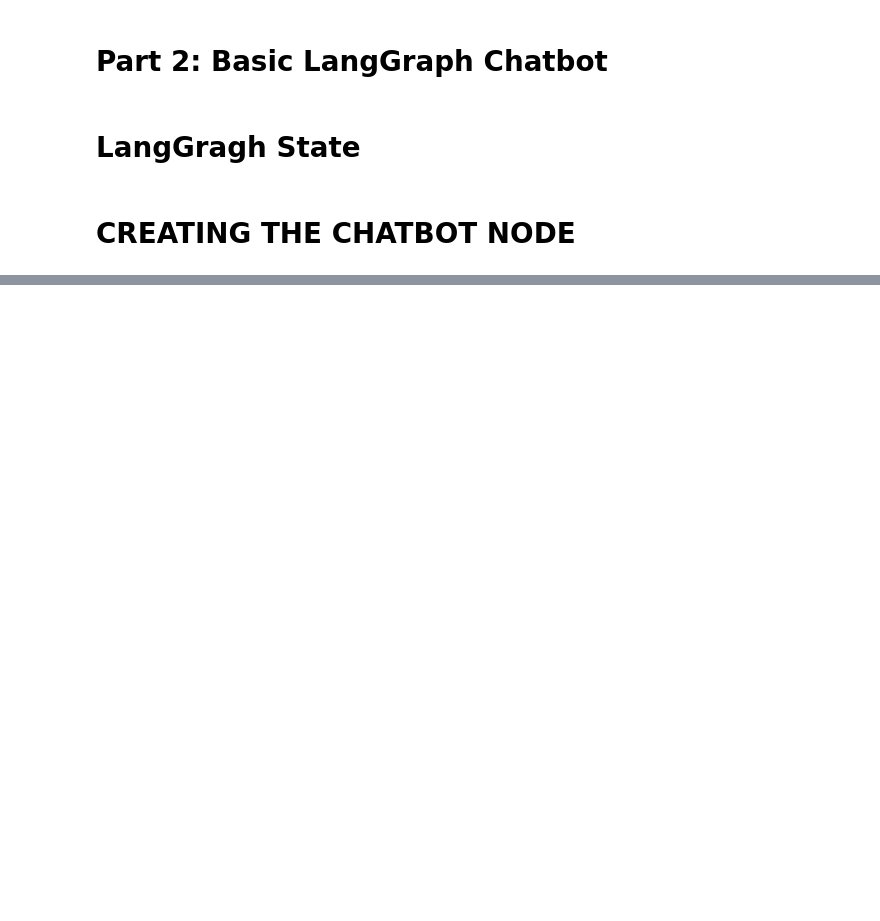
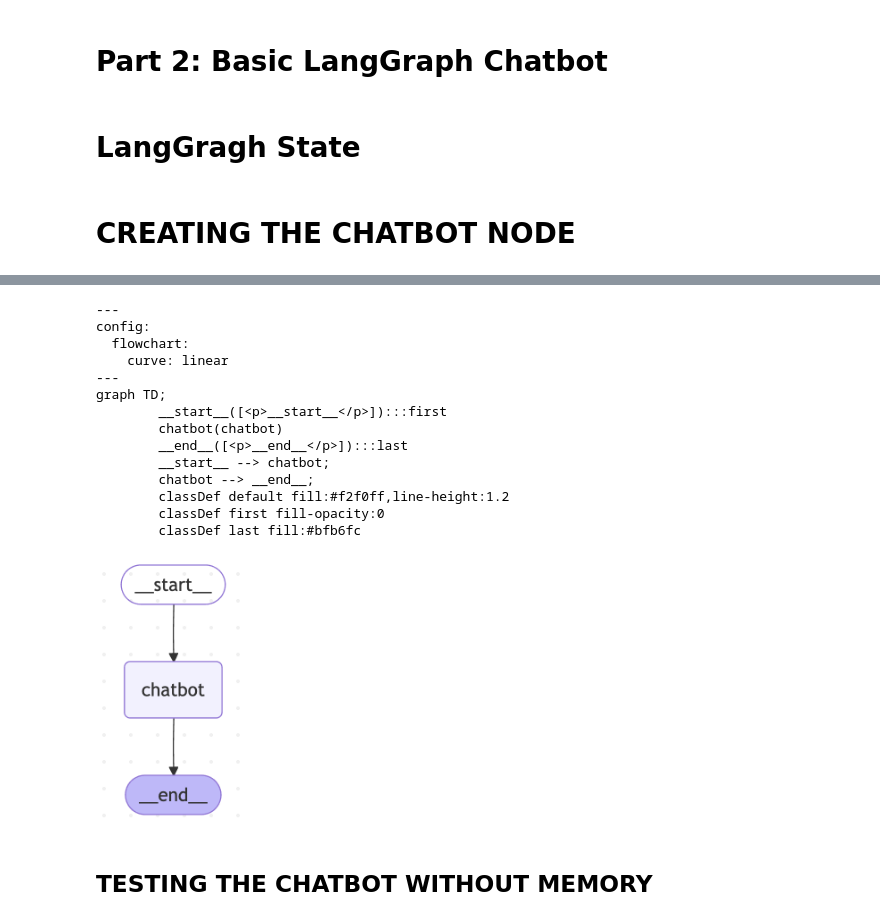
Before and after one commit to ljcheng999/rag-langchain-agent, a Jupyter notebook: notebook/rag-agent.ipynb, the cells around one changed output, grey strips where cells are left out. Drawn from its saved outputs; the diff is of its cells as text; code cells hidden in the pictures; blank space fills up the shorter version.

```diff
--- a/notebook/rag-agent.ipynb
+++ b/notebook/rag-agent.ipynb
@@ -232,0 +234,16 @@ print("Chatbot node function created")
+# %%
+from langgraph.graph import StateGraph, START, END
+graph_builder = StateGraph(State)
+
+# Add the chatbot node to the graph
+graph_builder.add_node("chatbot", chatbot_node)
+
+# Define the flow: START -> chatbot -> END
+graph_builder.add_edge(START, "chatbot")
+graph_builder.add_edge("chatbot", END)
+
+# Compile the graph
+graph = graph_builder.compile()
+
+print("Graph structure created")
+print("Graph compiled successfully")
@@ -232,0 +265,23 @@ print("Chatbot node function created")
+# %%
+# graph.get_graph().print_ascii()
+print(graph.get_graph(xray=True).draw_mermaid())
+from IPython.display import Image, display
+display(Image("../assets/basic-graph.png", width=150))
+# %% [output]
+---
+config:
+  flowchart:
+    curve: linear
+---
+graph TD;
+        __start__([<p>__start__</p>]):::first
+        chatbot(chatbot)
+        __end__([<p>__end__</p>]):::last
+        __start__ --> chatbot;
+        chatbot --> __end__;
+        classDef default fill:#f2f0ff,line-height:1.2
+        classDef first fill-opacity:0
+        classDef last fill:#bfb6fc
+[figure, added]
+# %% [markdown]
+## TESTING THE CHATBOT WITHOUT MEMORY
```
Also changed, not shown: parts of 38 cells of this notebook, 11 other files.
